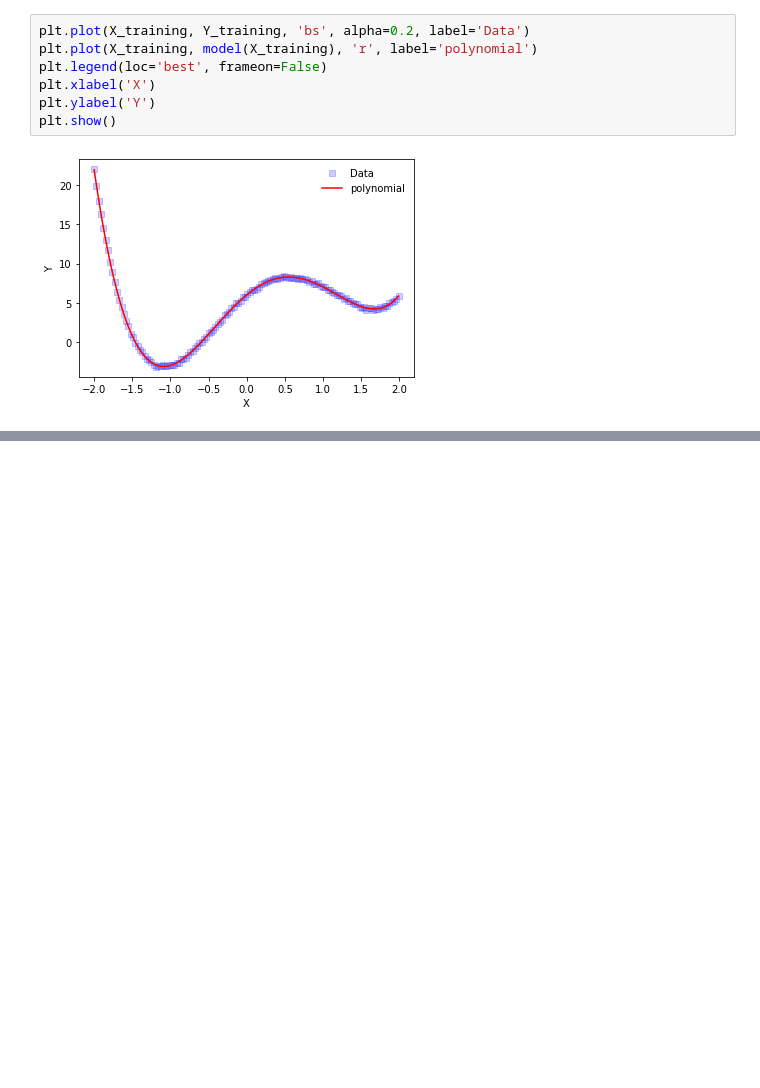
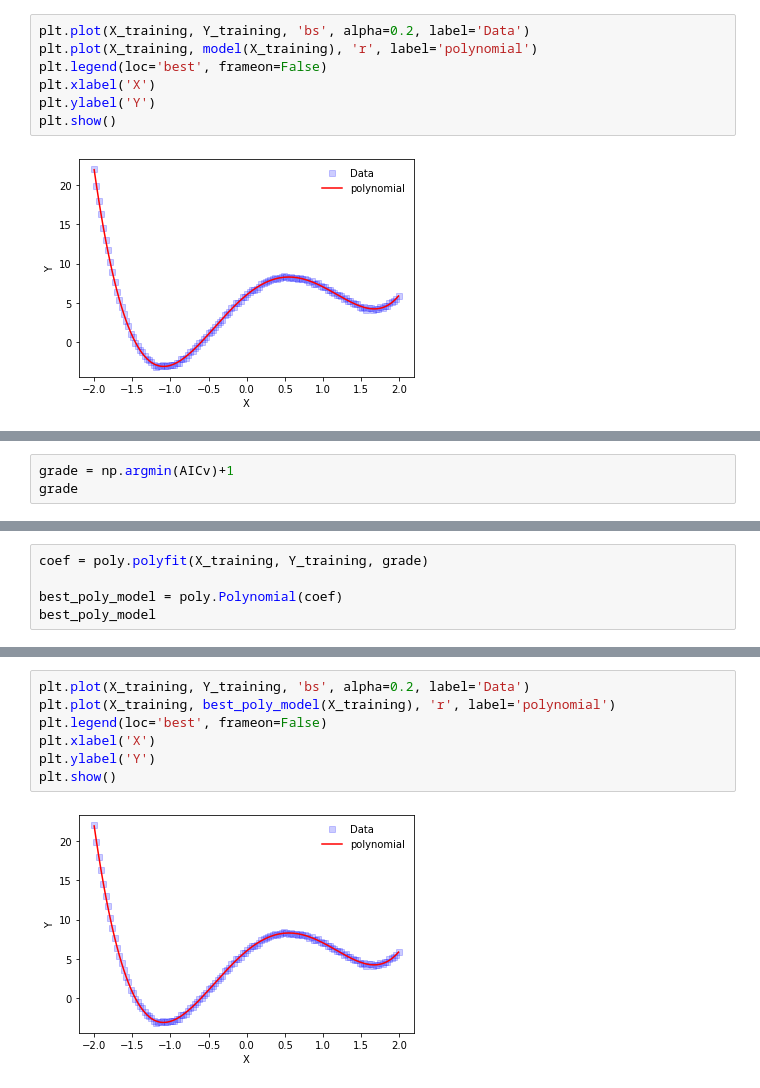
Before and after one commit to LuminolT/ml-final-proj, a Jupyter notebook: prob1.ipynb, the cells around one changed output, grey strips where cells are left out. Drawn from its saved outputs; the diff is of its cells as text; blank space fills up the shorter version.

```diff
--- a/prob1.ipynb
+++ b/prob1.ipynb
@@ -56,0 +96,3 @@ plt.show()
+# %%
+grade = np.argmin(AICv)+1
+grade
@@ -56,0 +101,5 @@ plt.show()
+# %%
+coef = poly.polyfit(X_training, Y_training, grade)
+
+best_poly_model = poly.Polynomial(coef)
+best_poly_model
@@ -56,0 +108,9 @@ plt.show()
+# %%
+plt.plot(X_training, Y_training, 'bs', alpha=0.2, label='Data')
+plt.plot(X_training, best_poly_model(X_training), 'r', label='polynomial')
+plt.legend(loc='best', frameon=False)
+plt.xlabel('X')
+plt.ylabel('Y')
+plt.show()
+# %% [output]
+[figure, added]
```
Also changed, not shown: parts of 12 cells of this notebook.
